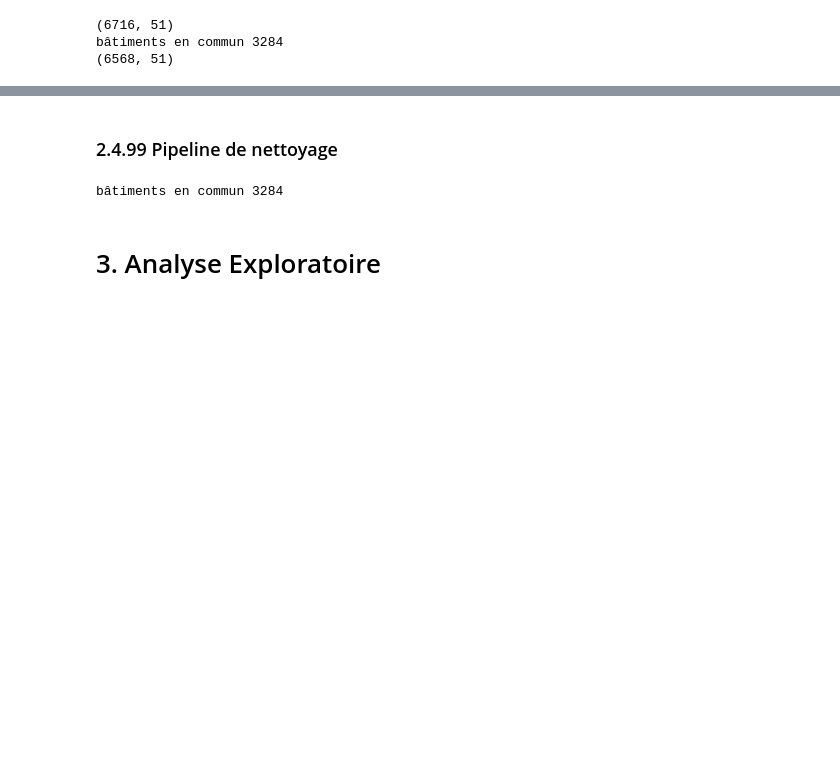
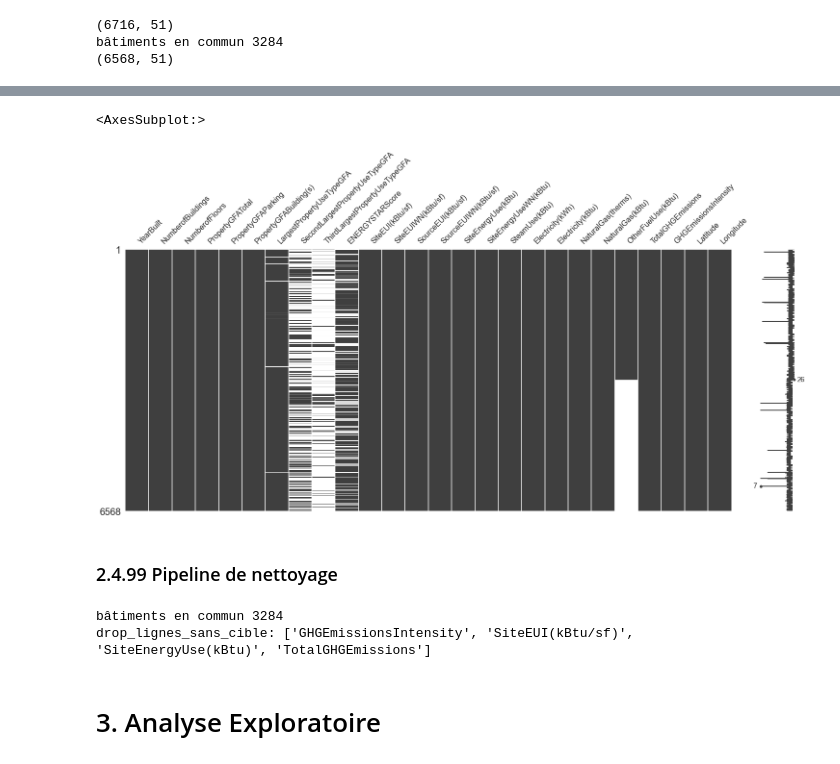
Before and after one commit to mrcreasey/oc-ds-p4-supervised-learning, a Jupyter notebook: Pélec_01_notebook.ipynb, the cells around one changed output, grey strips where cells are left out. Saved outputs shown, nothing was run; the diff lists cells and outputs as text; code cells hidden in the pictures; blank space fills up the shorter version.

```diff
--- a/Pélec_01_notebook.ipynb
+++ b/Pélec_01_notebook.ipynb
@@ -1000,3 +1029,8 @@ bâtiments en commun 3284
+# %%
+msno.matrix(data_df.select_dtypes(include='number'))
+# %% [output]
+<AxesSubplot:>
+[figure, added]
 # %% [markdown]
 ### 2.4.99 Pipeline de nettoyage
 # %%
@@ -1011,9 +1045,11 @@ data_df = (data2015
            .pipe(append_donnees_2016, data2016)
            .pipe(drop_buildings_one_data_measurement)
            .pipe(corriger_datatypes)
+           .pipe(drop_lignes_sans_cible)
            )
 # %% [output]
 bâtiments en commun 3284
+drop_lignes_sans_cible: ['GHGEmissionsIntensity', 'SiteEUI(kBtu/sf)', 'SiteEnergyUse(kBtu)', 'TotalGHGEmissions']
 # %% [markdown]
 # 3. Analyse Exploratoire
 # %%
```
Also changed, not shown: parts of 7 cells of this notebook, 1 other file.
